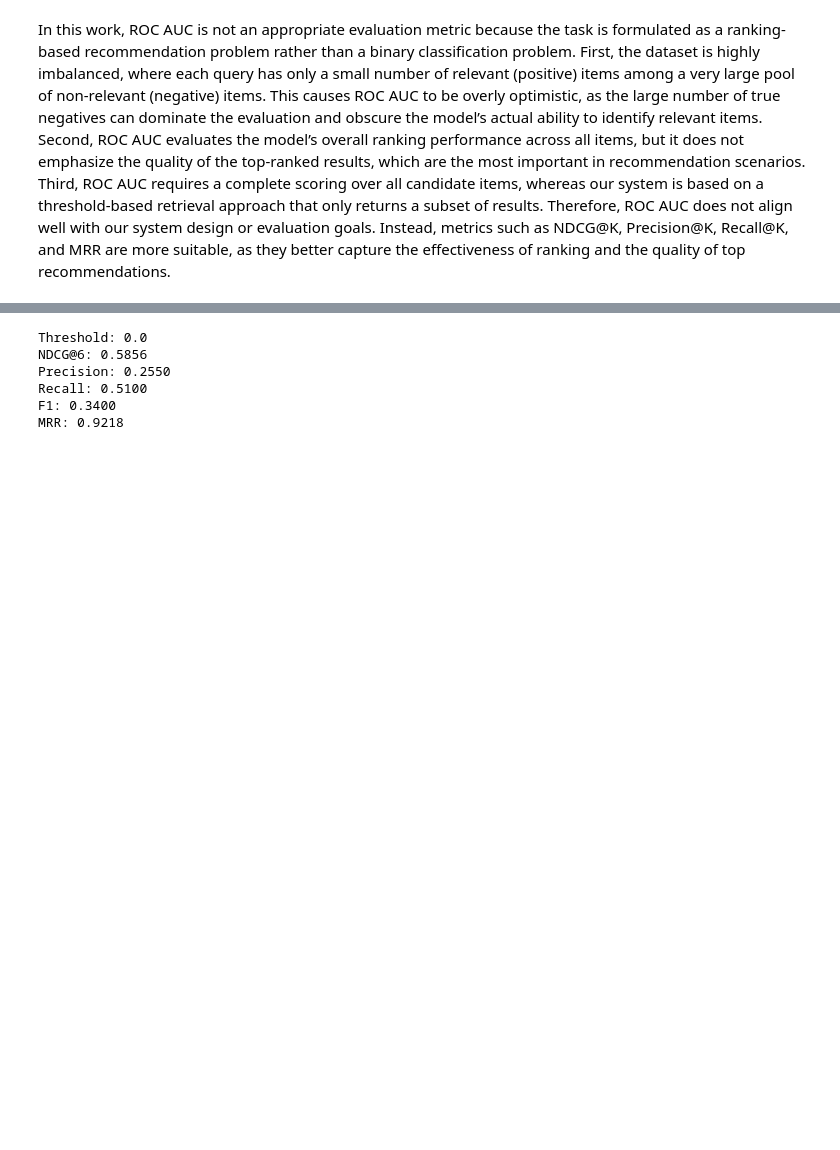
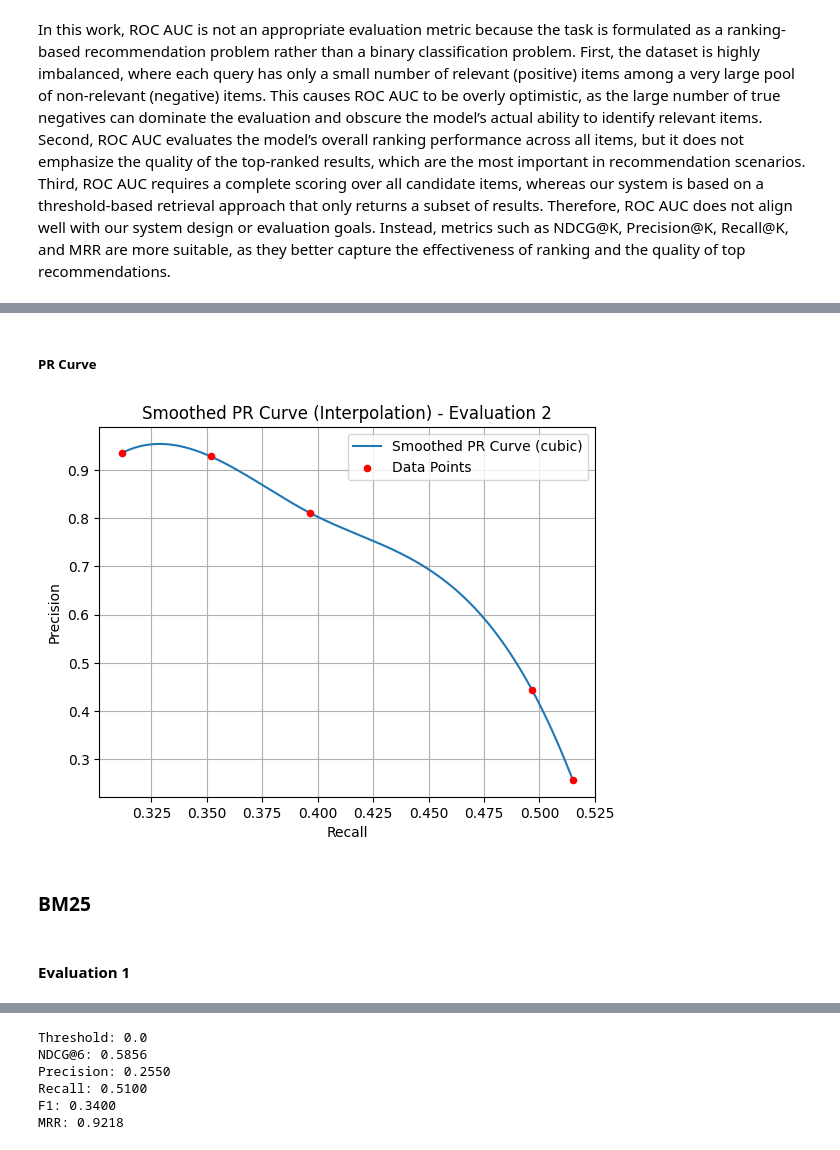
Before and after one commit to ChaoChienHung/CS5246-Text-Mining, a Jupyter notebook: Stage_9_Document_Search.ipynb, the cells around one changed output, grey strips where cells are left out. Saved outputs shown, nothing was run; the diff lists cells and outputs as text; code cells hidden in the pictures; blank space fills up the shorter version.

```diff
--- a/Stage_9_Document_Search.ipynb
+++ b/Stage_9_Document_Search.ipynb
@@ -2535,0 +2928,61 @@ In this work, ROC AUC is not an appropriate evaluation metric because the task i
+# %% [markdown]
+##### PR Curve
+# %%
+import numpy as np
+import matplotlib.pyplot as plt
+from scipy.interpolate import interp1d
+
+# Collect all unique recall-precision pairs.
+# A dictionary is used to get the maximum precision for each unique recall value.
+pr_dict = {}
+for r, p in pr_points_2:
+    # Store the maximum precision for a given recall
+    pr_dict[r] = max(pr_dict.get(r, 0.0), p)
+
+# Convert the dictionary back to sorted lists of recall and precision
+sorted_recalls = np.array(sorted(pr_dict.keys()))
+sorted_precisions = np.array([pr_dict[r] for r in sorted_recalls])
+
+# Check if there are enough unique points for interpolation
+if len(sorted_recalls) < 2:
+    print("Not enough unique recall points to plot a meaningful PR curve.")
+    if len(sorted_recalls) == 1:
+        plt.figure()
+        plt.scatter(sorted_recalls, sorted_precisions, color='blue')
+        plt.xlabel("Recall")
+        plt.ylabel("Precision")
+        plt.title("PR Curve (Single Point) - Evaluation 2")
+        plt.grid(True)
+        plt.show()
+else:
+    # Determine interpolation kind based on number of points available
+    kind = 'cubic'
+    if len(sorted_recalls) < 4:
+        kind = 'linear' # Fallback to linear if not enough points for cubic interpolation
+
+    # Create an interpolation function
+    # Use fill_value="extrapolate" to handle cases where recall_smooth goes slightly beyond sorted_recalls range
+    f = interp1d(sorted_recalls, sorted_precisions, kind=kind, fill_value="extrapolate")
+
+    # Generate a smoother range of recall values for plotting
+    recall_smooth = np.linspace(min(sorted_recalls), max(sorted_recalls), 200)
+    # Get corresponding precision values from the interpolated function
+    precision_smooth = f(recall_smooth)
+
+    # Plotting the smoothed PR curve
+    plt.figure()
+    plt.plot(recall_smooth, precision_smooth, label=f'Smoothed PR Curve ({kind})')
+    # Plot the original data points for reference
+    plt.scatter(sorted_recalls, sorted_precisions, color='red', s=20, zorder=5, label='Data Points')
+    plt.xlabel("Recall")
+    plt.ylabel("Precision")
+    plt.title("Smoothed PR Curve (Interpolation) - Evaluation 2")
+    plt.grid(True)
+    plt.legend()
+    plt.show()
+# %% [output]
+[figure, added]
+# %% [markdown]
+### BM25
+# %% [markdown]
+#### Evaluation 1
```
Also changed, not shown: parts of 49 cells of this notebook.
